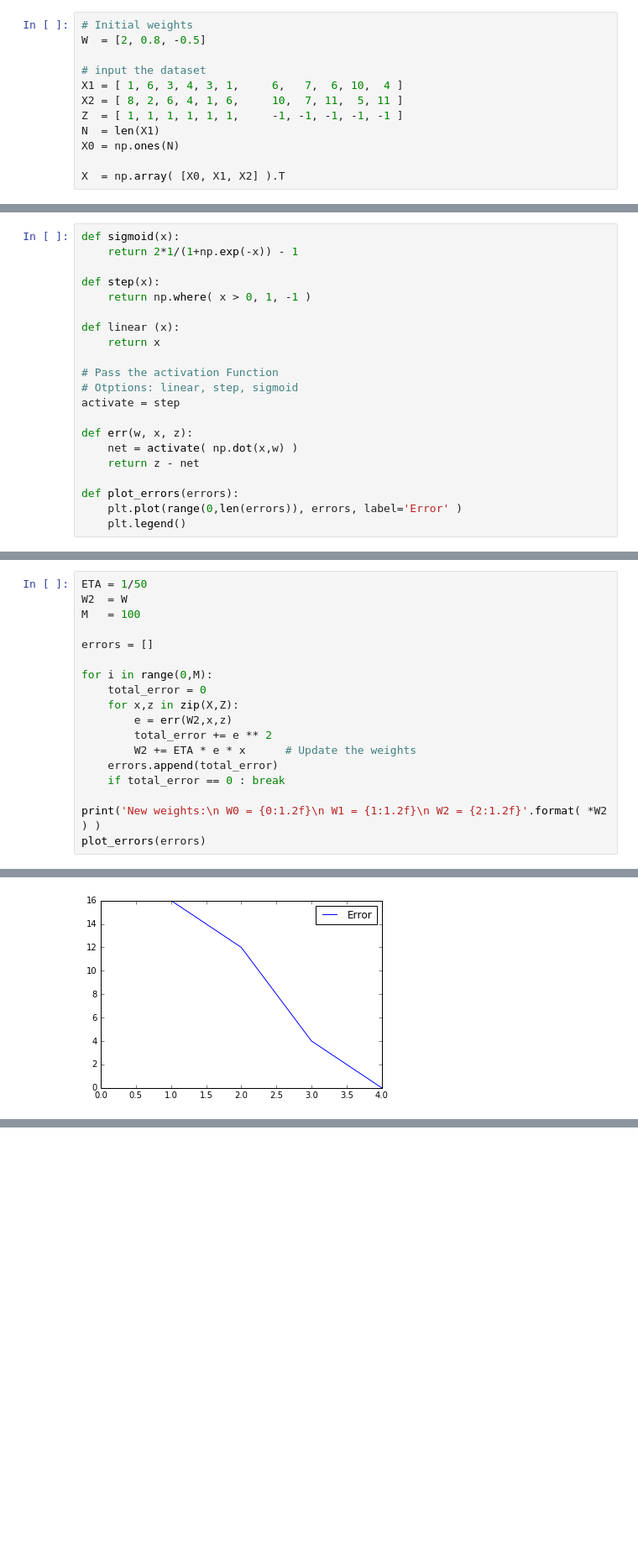
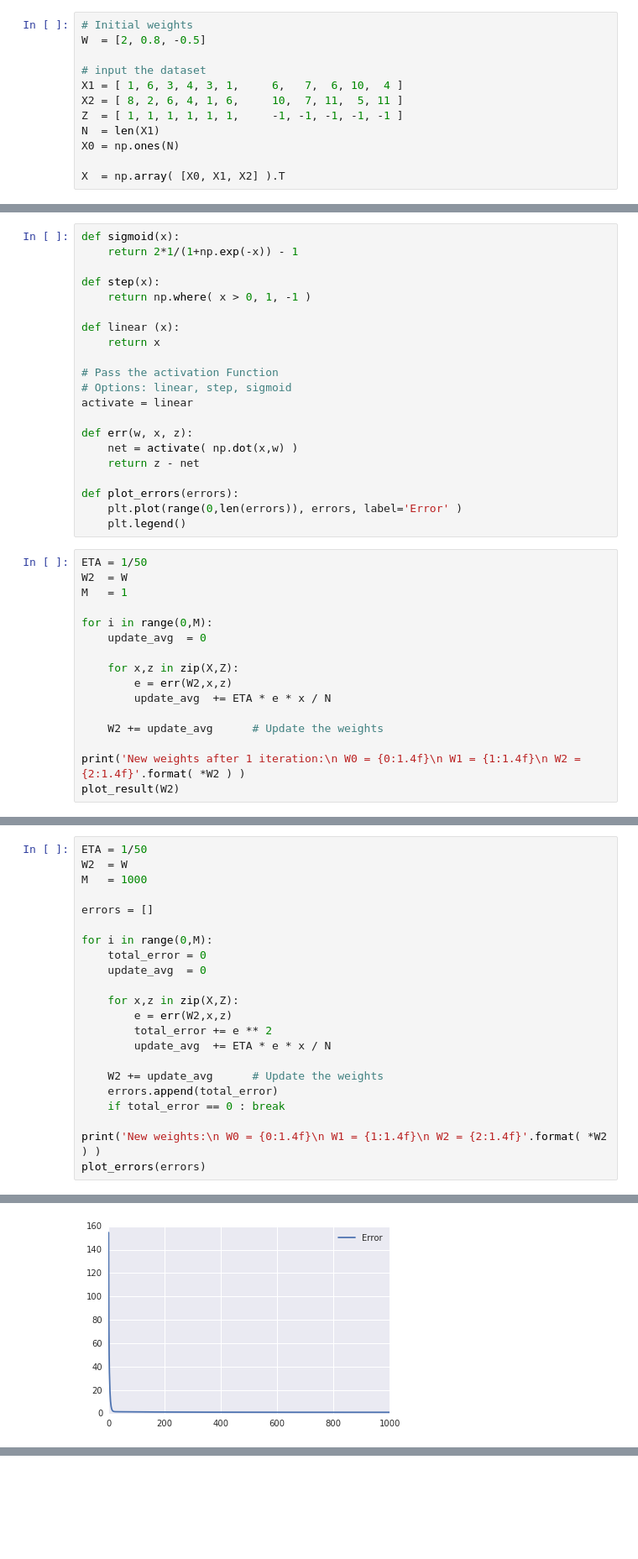
Before and after one commit to GiorgioZacharo/Intelligent_Systems, a Jupyter notebook: Exercise 1.ipynb, the cells around one changed output, grey strips where cells are left out. Shown at 84% size. Cells and saved outputs as stored; diff of their text form; blank space fills up the shorter version.

```diff
--- a/Exercise 1.ipynb
+++ b/Exercise 1.ipynb
@@ -38,8 +40,8 @@ def linear (x):
     return x
 
 # Pass the activation Function
-# Otptions: linear, step, sigmoid
-activate = step
+# Options: linear, step, sigmoid
+activate = linear
 
 def err(w, x, z):
     net = activate( np.dot(x,w) )
@@ -48,3 +50,19 @@ def err(w, x, z):
 def plot_errors(errors):
     plt.plot(range(0,len(errors)), errors, label='Error' )
     plt.legend()
+# %%
+ETA = 1/50
+W2  = W
+M   = 1
+
+for i in range(0,M):
+    update_avg  = 0
+
+    for x,z in zip(X,Z):
+        e = err(W2,x,z)
+        update_avg  += ETA * e * x / N
+
+    W2 += update_avg      # Update the weights
+
+print('New weights after 1 iteration:\n W0 = {0:1.4f}\n W1 = {1:1.4f}\n W2 = {2:1.4f}'.format( *W2 ) )
+plot_result(W2)
@@ -51,20 +75,24 @@ def plot_errors(errors):
 # %%
 ETA = 1/50
 W2  = W
-M   = 100
+M   = 1000
 
 errors = []
 
 for i in range(0,M):
     total_error = 0
+    update_avg  = 0
+
     for x,z in zip(X,Z):
         e = err(W2,x,z)
         total_error += e ** 2
-        W2 += ETA * e * x      # Update the weights
+        update_avg  += ETA * e * x / N
+
+    W2 += update_avg      # Update the weights
     errors.append(total_error)
     if total_error == 0 : break
 
-print('New weights:\n W0 = {0:1.2f}\n W1 = {1:1.2f}\n W2 = {2:1.2f}'.format( *W2 ) )
+print('New weights:\n W0 = {0:1.4f}\n W1 = {1:1.4f}\n W2 = {2:1.4f}'.format( *W2 ) )
 plot_errors(errors)
 # %% [output]
 New weights:
@@ -74,4 +102,4 @@ New weights:
-[figure, old version]
+[figure, new version]
 # %%
 plot_result(W2)
 # %% [output]
```
Also changed, not shown: parts of 6 cells of this notebook.
